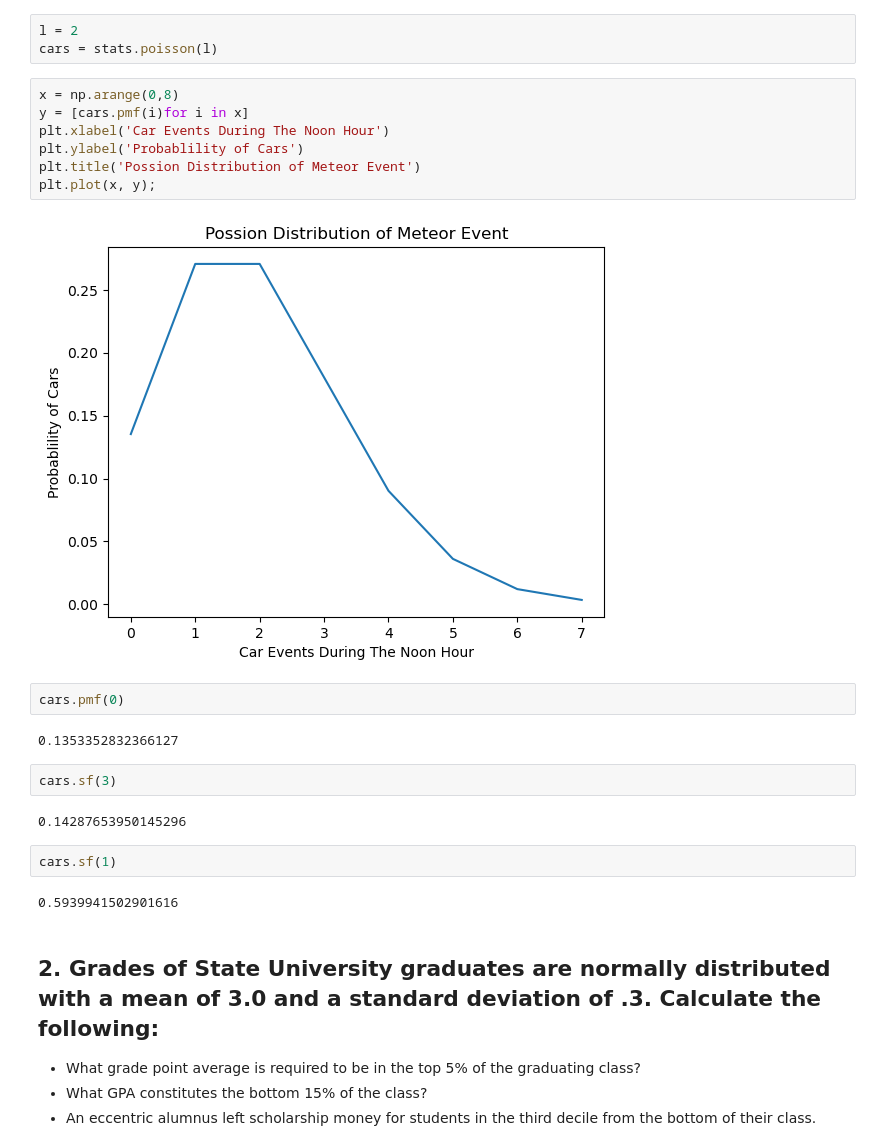
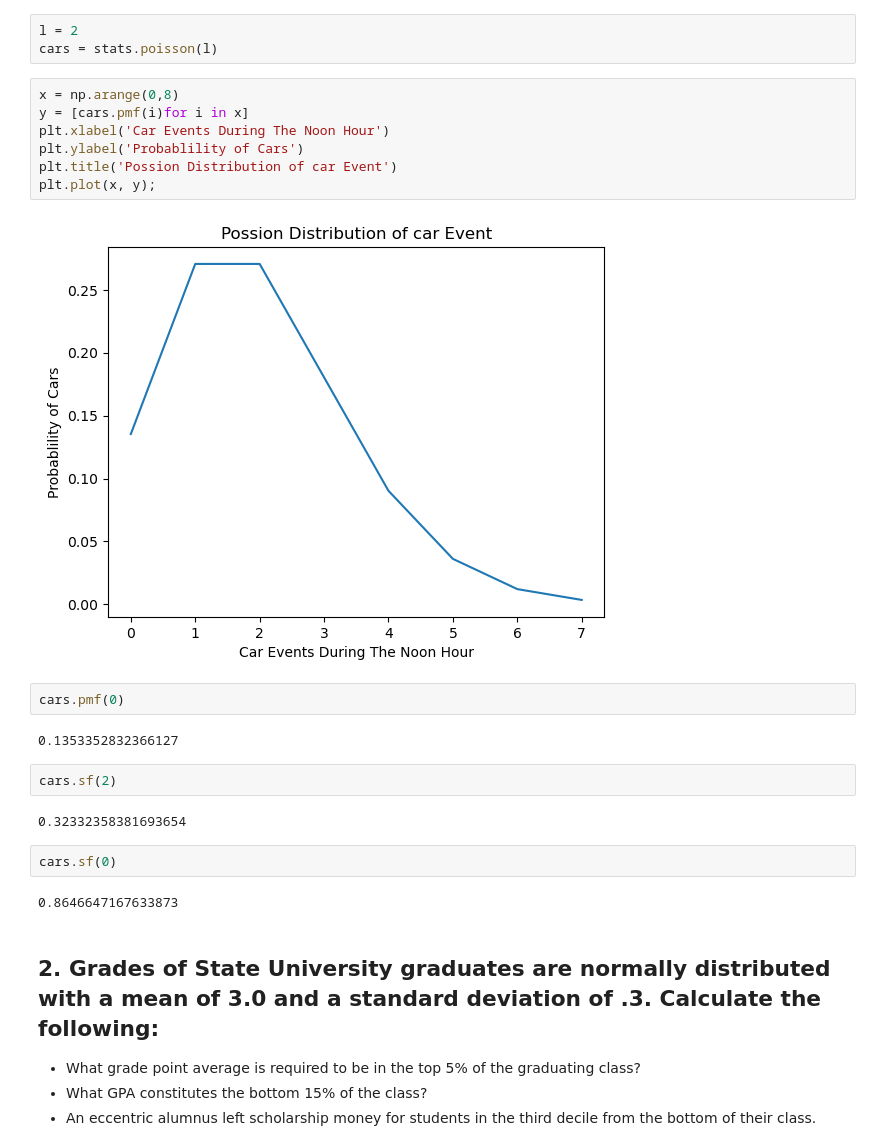
Before and after one commit to Jburch01/statistics-exercises, a Jupyter notebook: probability_distributions.ipynb, the cells around one changed output. Saved outputs shown, nothing was run; the diff lists cells and outputs as text.

```diff
--- a/probability_distributions.ipynb
+++ b/probability_distributions.ipynb
@@ -20,24 +20,24 @@ cars = stats.poisson(l)
 # %%
 x = np.arange(0,8)
 y = [cars.pmf(i)for i in x]
 plt.xlabel('Car Events During The Noon Hour')
 plt.ylabel('Probablility of Cars')
-plt.title('Possion Distribution of Meteor Event')
+plt.title('Possion Distribution of car Event')
 plt.plot(x, y);
 # %% [output]
-[figure, old version]
+[figure, new version]
 # %%
 cars.pmf(0)
 # %% [output]
 0.1353352832366127
 # %%
-cars.sf(3)
+cars.sf(2)
 # %% [output]
-0.14287653950145296
+0.32332358381693654
 # %%
-cars.sf(1)
+cars.sf(0)
 # %% [output]
-0.5939941502901616
+0.8646647167633873
 # %% [markdown]
 ## 2. Grades of State University graduates are normally distributed with a mean of 3.0 and a standard deviation of .3. Calculate the following:
 - What grade point average is required to be in the top 5% of the graduating class?
```
Also changed, not shown: parts of 18 cells of this notebook.
